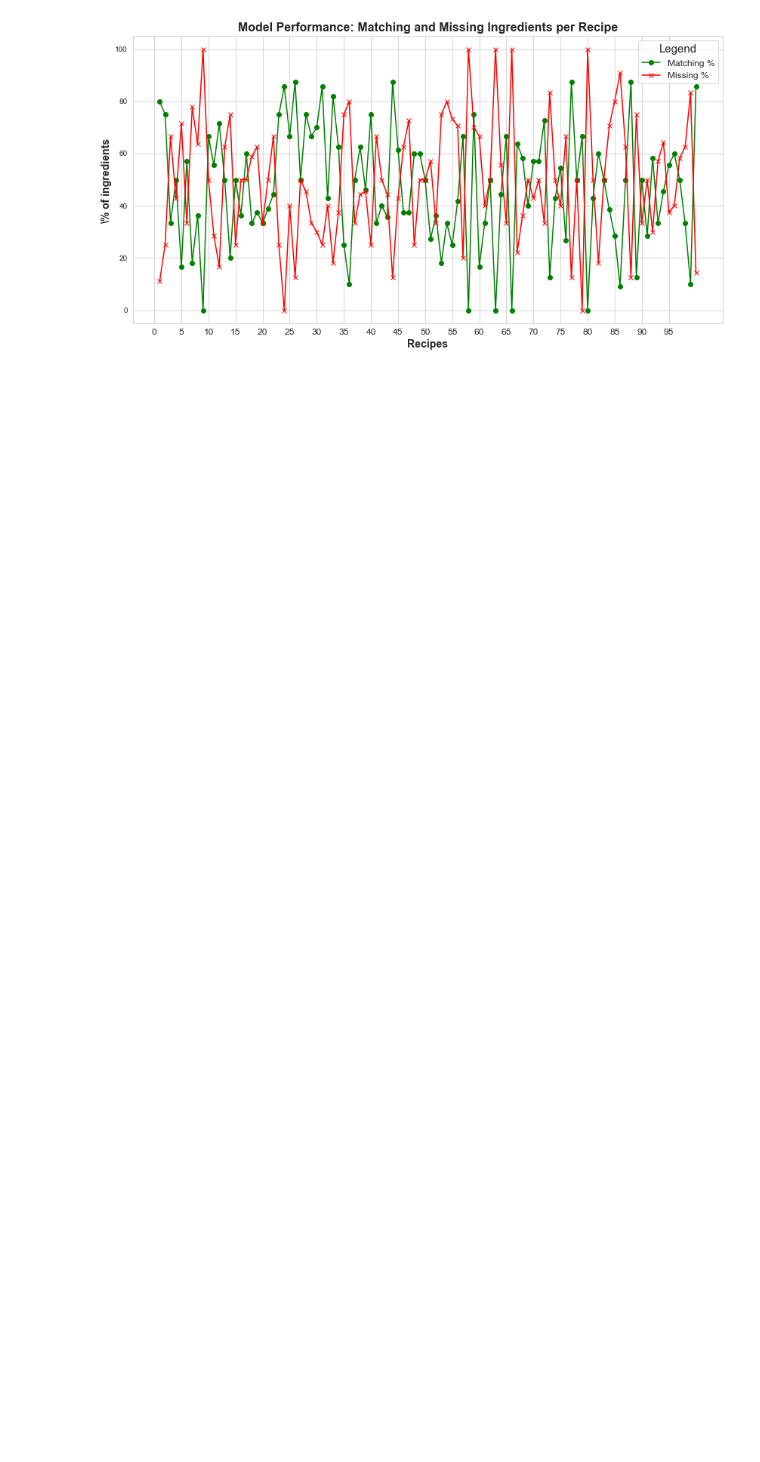
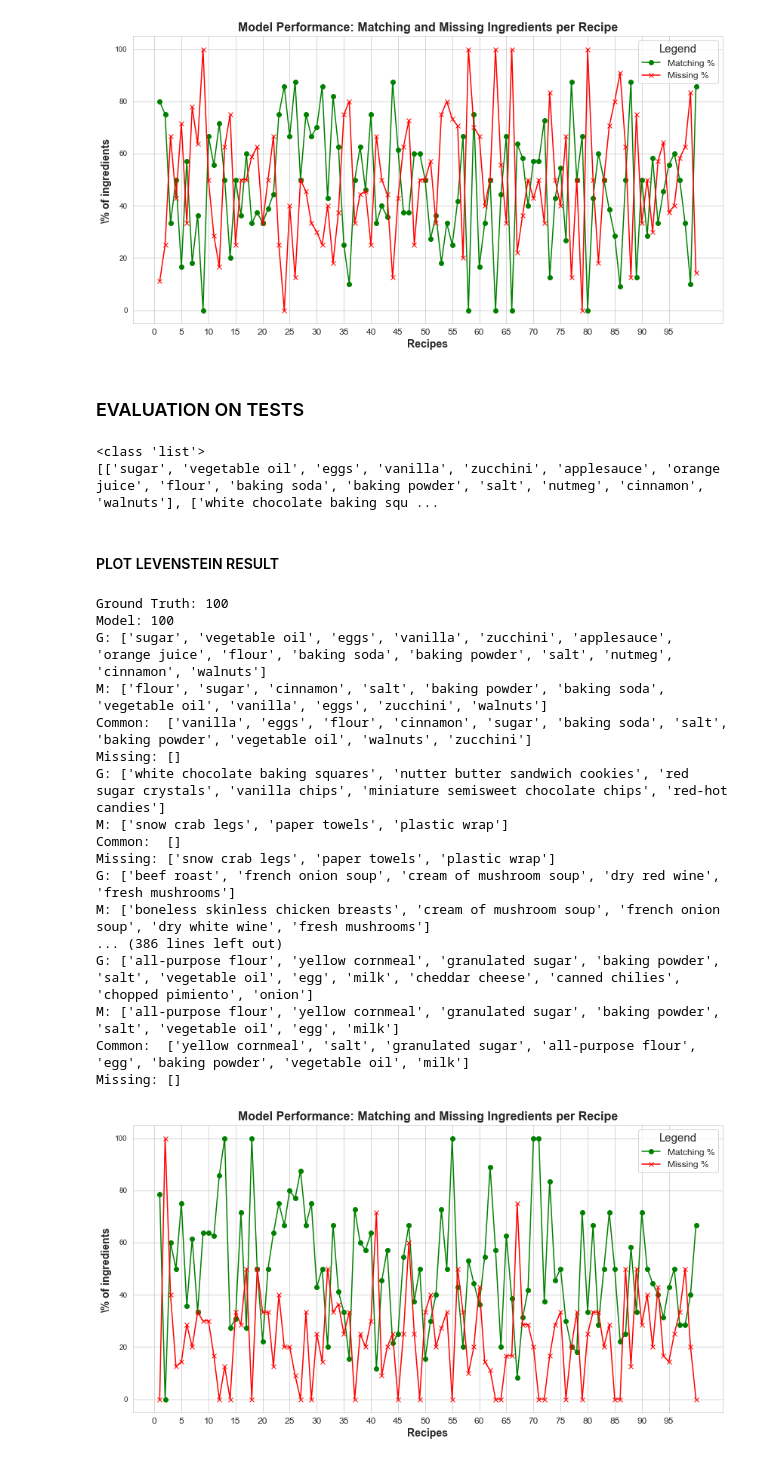
Before and after one commit to Mattolo4/Recipe-Chat-bot, a Jupyter notebook: Matteo.ipynb, the cells around one changed output. Saved outputs shown, nothing was run; the diff lists cells and outputs as text; code cells hidden in the pictures; blank space fills up the shorter version.

Commit message:
plot evaluation

```diff
--- a/Matteo.ipynb
+++ b/Matteo.ipynb
@@ -377,3 +377,53 @@ M: ['smoked sausage', 'cream of celery soup', 'milk', 'penne pasta', 'mozzarella
 Common:  ['french-fried onions', 'smoked sausage', 'mozzarella cheese', 'frozen peas', 'milk', 'penne pasta']
 Missing: ['cream of celery soup']
 [figure]
+# %% [markdown]
+### EVALUATION ON TESTS
+# %%
+import pickle
+
+
+with open("recipe_evaluation_all_fixed.pkl", 'rb') as f:
+    recipes_evaluation_data = pickle.load(f)
+print(type(recipes_evaluation_data['levenstein_results']))
+print(recipes_evaluation_data['inputs'])
+# print((recipes_evaluation_data.keys()))
+# %% [output]
+<class 'list'>
+[['sugar', 'vegetable oil', 'eggs', 'vanilla', 'zucchini', 'applesauce', 'orange juice', 'flour', 'baking soda', 'baking powder', 'salt', 'nutmeg', 'cinnamon', 'walnuts'], ['white chocolate baking squ ...
+# %%
+ground_truth = recipes_evaluation_data['inputs']
+# %%
+methods = ['levenstein_results', 'cosine_results']
+levIngred       = []
+cosineIngred    = []
+
+for method in methods:
+    results = recipes_evaluation_data[method]
+    for recipe in results:
+        ing = list(recipe['ingredients'].iloc[0])
+        if   method == 'levenstein_results': levIngred.append(ing)
+        elif method == 'cosine_results': cosineIngred.append(ing)
+# %% [markdown]
+#### PLOT LEVENSTEIN RESULT
+# %%
+evaluate(ground_truth, levIngred)
+# %% [output]
+Ground Truth: 100
+Model: 100
+G: ['sugar', 'vegetable oil', 'eggs', 'vanilla', 'zucchini', 'applesauce', 'orange juice', 'flour', 'baking soda', 'baking powder', 'salt', 'nutmeg', 'cinnamon', 'walnuts']
+M: ['flour', 'sugar', 'cinnamon', 'salt', 'baking powder', 'baking soda', 'vegetable oil', 'vanilla', 'eggs', 'zucchini', 'walnuts']
+Common:  ['vanilla', 'eggs', 'flour', 'cinnamon', 'sugar', 'baking soda', 'salt', 'baking powder', 'vegetable oil', 'walnuts', 'zucchini']
+Missing: []
+G: ['white chocolate baking squares', 'nutter butter sandwich cookies', 'red sugar crystals', 'vanilla chips', 'miniature semisweet chocolate chips', 'red-hot candies']
+M: ['snow crab legs', 'paper towels', 'plastic wrap']
+Common:  []
+Missing: ['snow crab legs', 'paper towels', 'plastic wrap']
+G: ['beef roast', 'french onion soup', 'cream of mushroom soup', 'dry red wine', 'fresh mushrooms']
+M: ['boneless skinless chicken breasts', 'cream of mushroom soup', 'french onion soup', 'dry white wine', 'fresh mushrooms']
+... (386 lines left out)
+G: ['all-purpose flour', 'yellow cornmeal', 'granulated sugar', 'baking powder', 'salt', 'vegetable oil', 'egg', 'milk', 'cheddar cheese', 'canned chilies', 'chopped pimiento', 'onion']
+M: ['all-purpose flour', 'yellow cornmeal', 'granulated sugar', 'baking powder', 'salt', 'vegetable oil', 'egg', 'milk']
+Common:  ['yellow cornmeal', 'salt', 'granulated sugar', 'all-purpose flour', 'egg', 'baking powder', 'vegetable oil', 'milk']
+Missing: []
+[figure, added]
```
Also changed, not shown: parts of 2 cells of this notebook, 1 other file.
